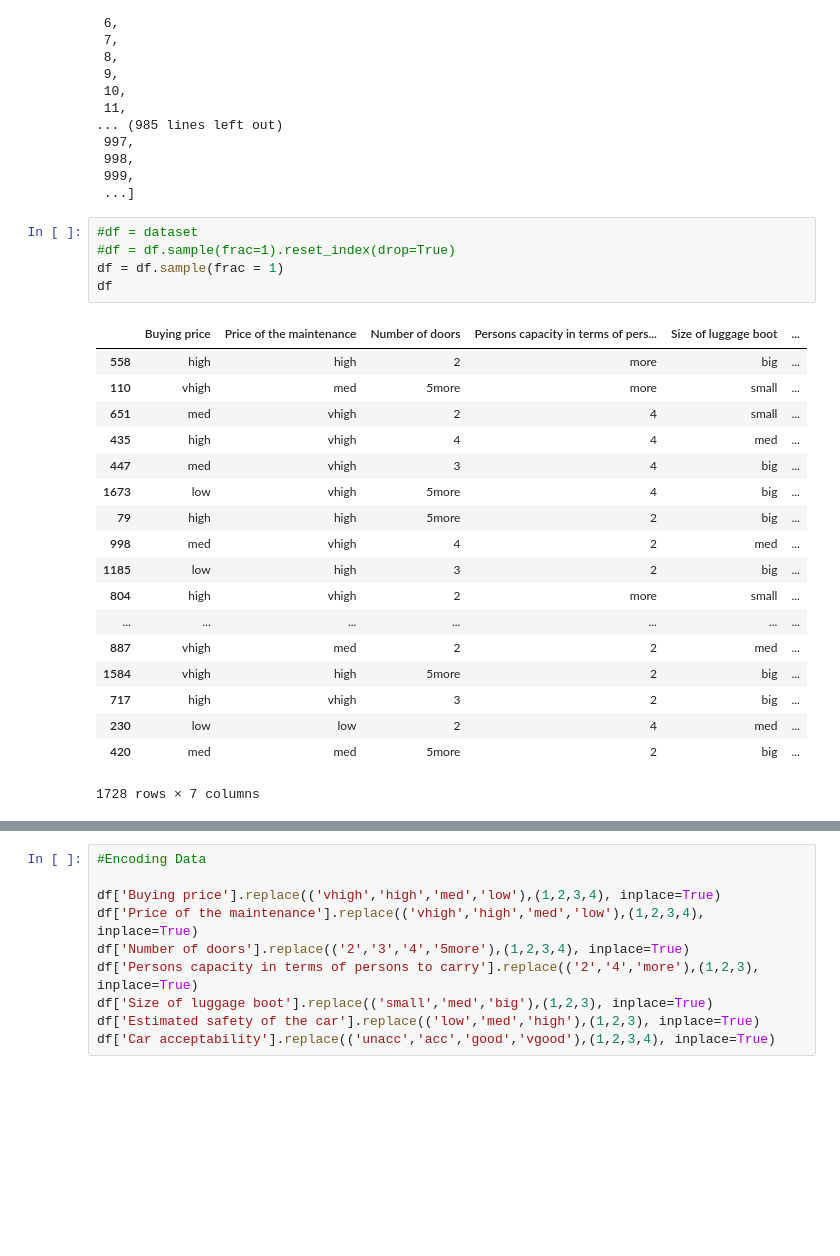
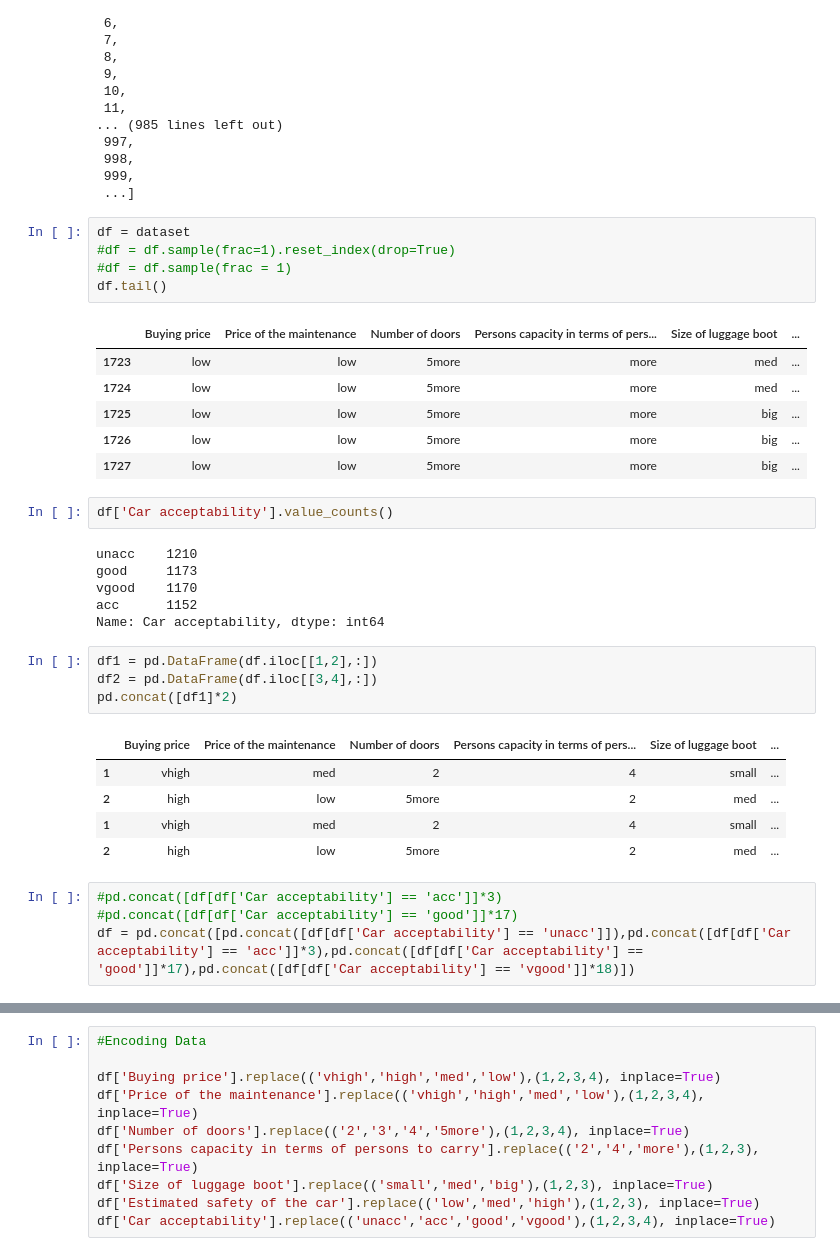
Before and after one commit to sandeep-a-pradhan/Practice, a Jupyter notebook: Car_Evaluation.ipynb, the cells around one changed output, grey strips where cells are left out. Cells and saved outputs as stored; diff of their text form; blank space fills up the shorter version.

```diff
--- a/Car_Evaluation.ipynb
+++ b/Car_Evaluation.ipynb
@@ -89,26 +89,36 @@ list(dataset.index)
  999,
  ...]
 # %%
-#df = dataset
+df = dataset
 #df = df.sample(frac=1).reset_index(drop=True)
-df = df.sample(frac = 1)
-df
+#df = df.sample(frac = 1)
+df.tail()
 # %% [output]
 |  | Buying price | Price of the maintenance | Number of doors | Persons capacity in terms of pers... | Size of luggage boot | ... |
-| 558 | high | high | 2 | more | big | ... |
-| 110 | vhigh | med | 5more | more | small | ... |
-| 651 | med | vhigh | 2 | 4 | small | ... |
-| 435 | high | vhigh | 4 | 4 | med | ... |
-| 447 | med | vhigh | 3 | 4 | big | ... |
-| 1673 | low | vhigh | 5more | 4 | big | ... |
-| 79 | high | high | 5more | 2 | big | ... |
-| 998 | med | vhigh | 4 | 2 | med | ... |
-| 1185 | low | high | 3 | 2 | big | ... |
-| 804 | high | vhigh | 2 | more | small | ... |
-| ... | ... | ... | ... | ... | ... | ... |
-| 887 | vhigh | med | 2 | 2 | med | ... |
-| 1584 | vhigh | high | 5more | 2 | big | ... |
-| 717 | high | vhigh | 3 | 2 | big | ... |
-| 230 | low | low | 2 | 4 | med | ... |
-| 420 | med | med | 5more | 2 | big | ... |
+| 1723 | low | low | 5more | more | med | ... |
+| 1724 | low | low | 5more | more | med | ... |
+| 1725 | low | low | 5more | more | big | ... |
+| 1726 | low | low | 5more | more | big | ... |
+| 1727 | low | low | 5more | more | big | ... |
-1728 rows × 7 columns
+# %%
+df['Car acceptability'].value_counts()
+# %% [output]
+unacc    1210
+good     1173
+vgood    1170
+acc      1152
+Name: Car acceptability, dtype: int64
+# %%
+df1 = pd.DataFrame(df.iloc[[1,2],:])
+df2 = pd.DataFrame(df.iloc[[3,4],:])
+pd.concat([df1]*2)
+# %% [output]
+|  | Buying price | Price of the maintenance | Number of doors | Persons capacity in terms of pers... | Size of luggage boot | ... |
+| 1 | vhigh | med | 2 | 4 | small | ... |
+| 2 | high | low | 5more | 2 | med | ... |
+| 1 | vhigh | med | 2 | 4 | small | ... |
+| 2 | high | low | 5more | 2 | med | ... |
+# %%
+#pd.concat([df[df['Car acceptability'] == 'acc']]*3)
+#pd.concat([df[df['Car acceptability'] == 'good']]*17)
+df = pd.concat([pd.concat([df[df['Car acceptability'] == 'unacc']]),pd.concat([df[df['Car acceptability'] == 'acc']]*3),pd.concat([df[df['Car acceptability'] == 'good']]*17),pd.concat([df[df['Car acceptability'] == 'vgood']]*18)])
```
Also changed, not shown: parts of 4 cells of this notebook, 2 other files.
